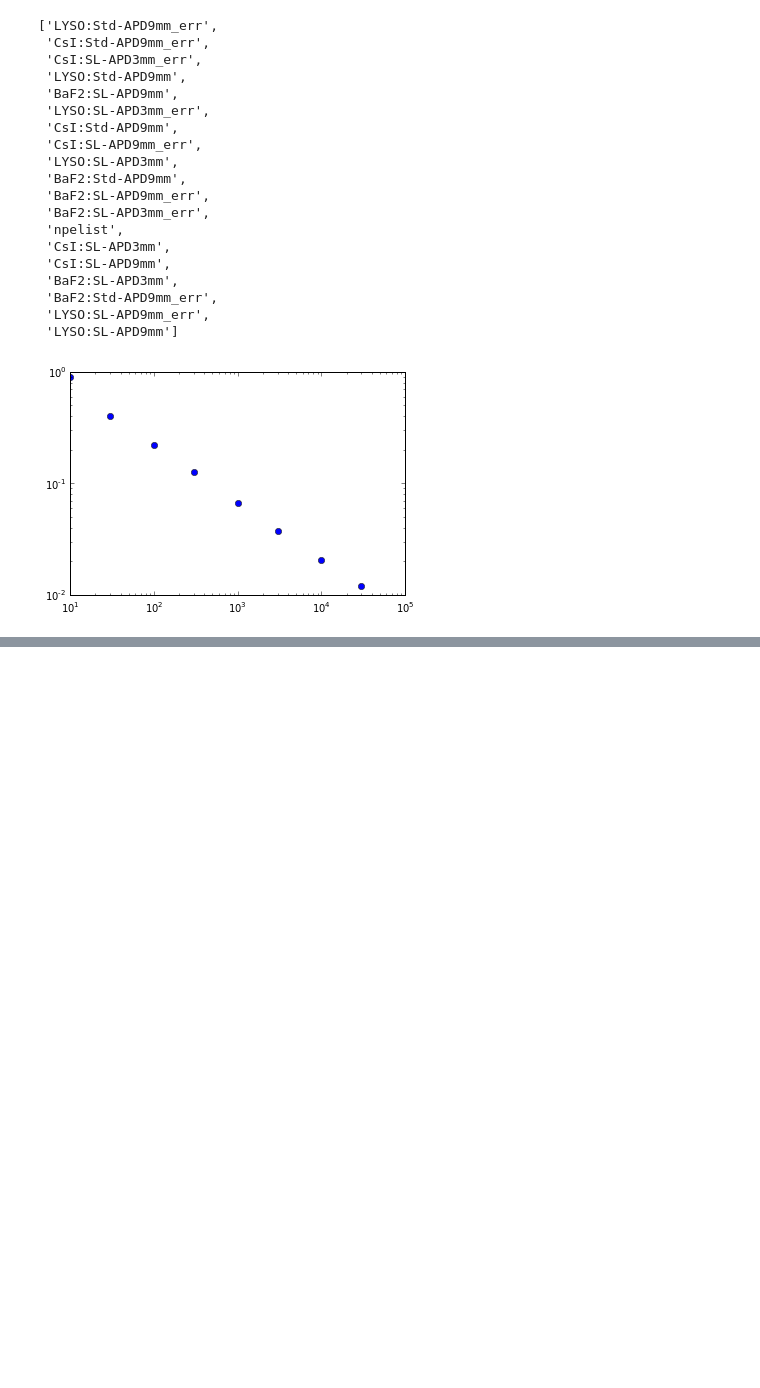
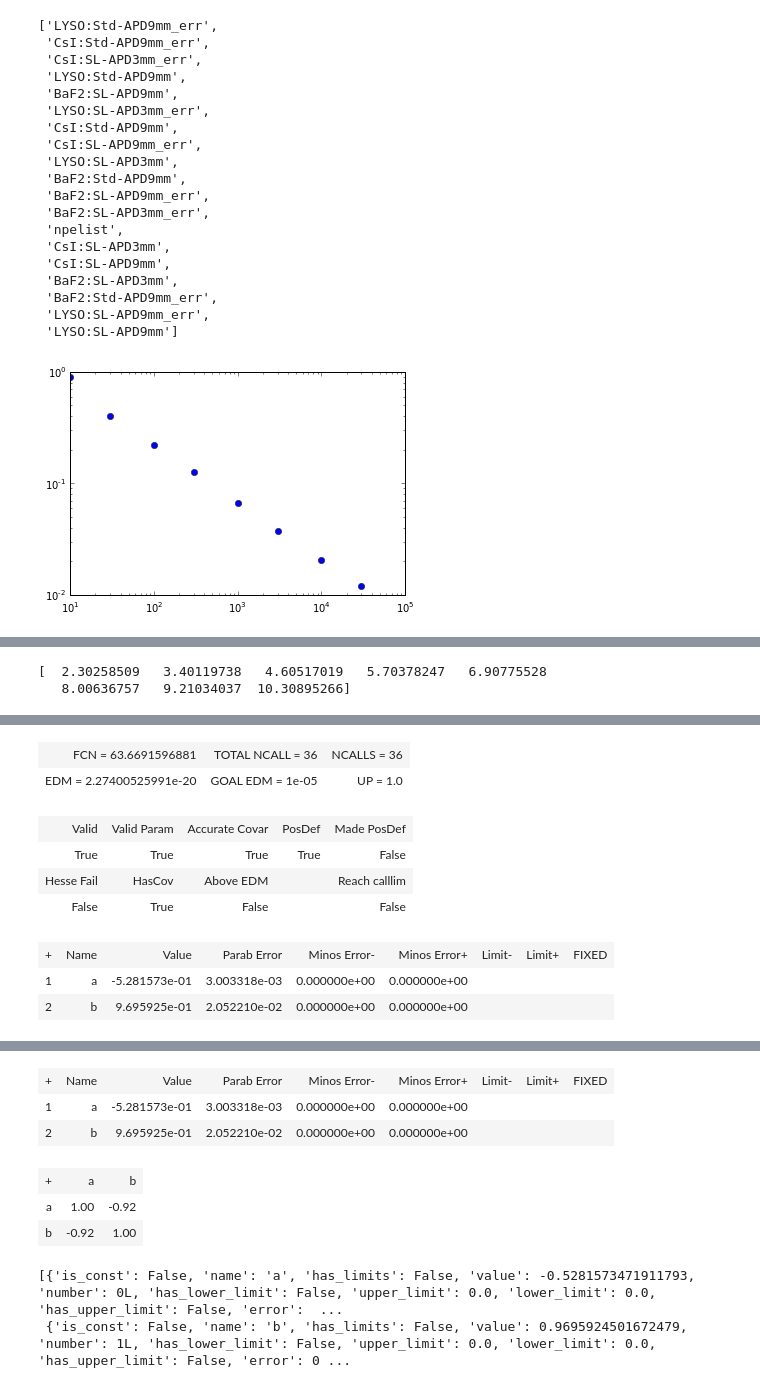
Before and after one commit to gitcheng/rayTraceNotebook, a Jupyter notebook: Scintillation_timing_precision_hex1.ipynb, the cells around one changed output, grey strips where cells are left out. Drawn from its saved outputs; the diff is of its cells as text; code cells hidden in the pictures; blank space fills up the shorter version.

```diff
--- a/Scintillation_timing_precision_hex1.ipynb
+++ b/Scintillation_timing_precision_hex1.ipynb
@@ -233,0 +242,4 @@ plt.yscale('log')
+# %%
+x= np.array(result['npelist'])
+y= result['BaF2:SL-APD9mm']
+ey= result['BaF2:SL-APD9mm_err']
@@ -233,0 +249,5 @@ plt.yscale('log')
+# %%
+print np.log(x)
+# %% [output]
+[  2.30258509   3.40119738   4.60517019   5.70378247   6.90775528
+   8.00636757   9.21034037  10.30895266]
@@ -233,0 +256,5 @@ plt.yscale('log')
+# %%
+mnt = Minuit(x2reg, print_level=1, a=-0.5, b=1.0, error_a=1, error_b=1)
+mnt.migrad()
+mnt.hesse()
+# %% [output]
@@ -233,0 +262,9 @@ plt.yscale('log')
+| FCN = 63.6691596881 | TOTAL NCALL = 36 | NCALLS = 36 |
+| EDM = 2.27400525991e-20 | GOAL EDM = 1e-05 | UP = 1.0 |
+| Valid | Valid Param | Accurate Covar | PosDef | Made PosDef |
+| True | True | True | True | False |
+| Hesse Fail | HasCov | Above EDM |  | Reach calllim |
+| False | True | False |  | False |
+| + | Name | Value | Parab Error | Minos Error- | Minos Error+ | Limit- | Limit+ | FIXED |
+| 1 | a | -5.281573e-01 | 3.003318e-03 | 0.000000e+00 | 0.000000e+00 |  |  |  |
+| 2 | b | 9.695925e-01 | 2.052210e-02 | 0.000000e+00 | 0.000000e+00 |  |  |  |
@@ -233,0 +272,8 @@ plt.yscale('log')
+| + | Name | Value | Parab Error | Minos Error- | Minos Error+ | Limit- | Limit+ | FIXED |
+| 1 | a | -5.281573e-01 | 3.003318e-03 | 0.000000e+00 | 0.000000e+00 |  |  |  |
+| 2 | b | 9.695925e-01 | 2.052210e-02 | 0.000000e+00 | 0.000000e+00 |  |  |  |
+| + | a | b |
+| a | 1.00 | -0.92 |
+| b | -0.92 | 1.00 |
+[{'is_const': False, 'name': 'a', 'has_limits': False, 'value': -0.5281573471911793, 'number': 0L, 'has_lower_limit': False, 'upper_limit': 0.0, 'lower_limit': 0.0, 'has_upper_limit': False, 'error':  ...
+ {'is_const': False, 'name': 'b', 'has_limits': False, 'value': 0.9695924501672479, 'number': 1L, 'has_lower_limit': False, 'upper_limit': 0.0, 'lower_limit': 0.0, 'has_upper_limit': False, 'error': 0 ...
```
Also changed, not shown: parts of 9 cells of this notebook, 8 other files.
